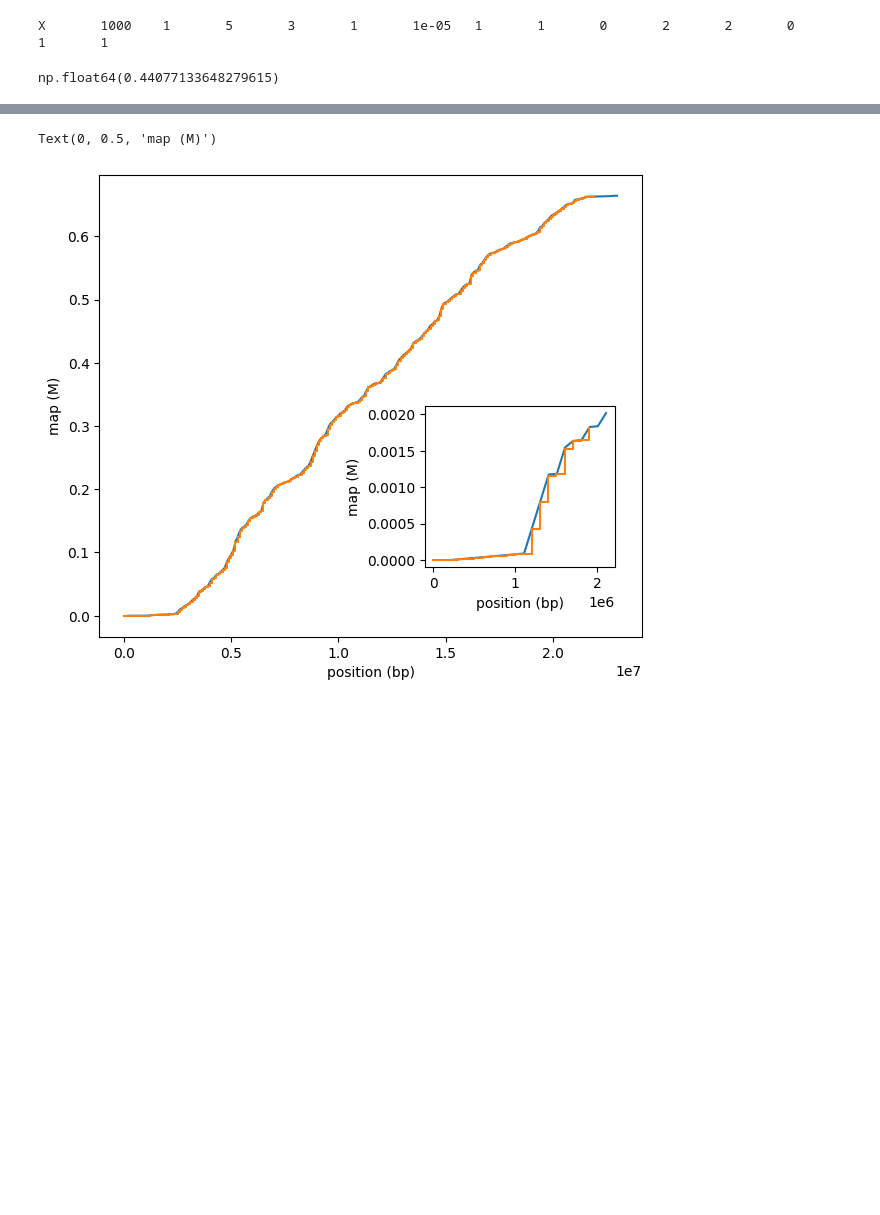
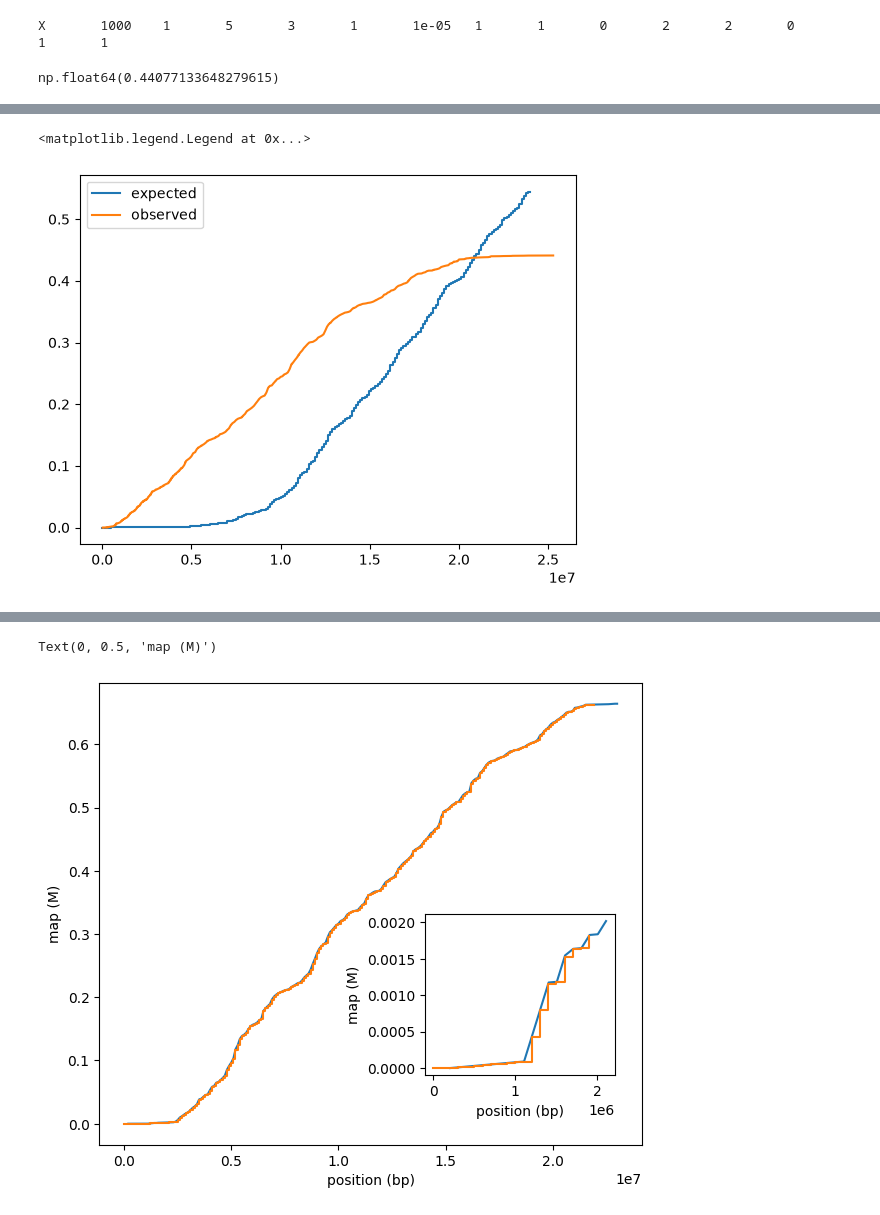
Before and after one commit to nwcol/dgrp_ancestry_disequilibrium, a Jupyter notebook: workflow/notebooks/prototypes.ipynb, the cells around one changed output, grey strips where cells are left out. Saved outputs shown, nothing was run; the diff lists cells and outputs as text; code cells hidden in the pictures; blank space fills up the shorter version.

```diff
--- a/workflow/notebooks/prototypes.ipynb
+++ b/workflow/notebooks/prototypes.ipynb
@@ -306,0 +348,41 @@ np.float64(0.44077133648279615)
+# %%
+# prior version
+
+def load_rec_map(filename, chrom):
+    """
+    Load a recombination map interpolation function.
+    """
+    df = pandas.read_csv(filename, sep="\\s+")
+    # Subset to `chrom` and extract interval endpoints
+    sub_df = df[df["Chrom"] == chrom]
+    map_xs = [1]
+    map_ys = [0]
+    for _, row in sub_df.iterrows():
+        start = row["Start"]
+        stop = row["Stop"]
+        # Convert to M/bp
+        rate = row["cM/Mb"] * 1e-8
+        map_span = (stop - start + 1) * rate
+        map_y = map_ys[-1] + map_span
+        map_xs.append(stop)
+        map_ys.append(map_y)
+    # Set up a function to interpolate site map coordinates
+    rec_map = lambda x: np.interp(x, map_xs, map_ys)
+    return rec_map
+
+
+arm = "2R"
+rec_map = load_rec_map("../../results/recomb_r6.tsv", arm)
+xs = np.linspace(0, 2.4e7, 200)
+ys = rec_map(xs)
+
+df = pandas.read_csv(f"../../results/prior_AHMM_inputs/FR_ZI_DGRP_{arm}.tsv", sep="\t")
+_xs = np.array(df.iloc[:, 1])
+_ys = np.cumsum(df.iloc[:, 6])
+
+plt.step(xs, ys, label="expected")
+plt.step(_xs, _ys, label="observed")
+plt.legend()
+# %% [output]
+<matplotlib.legend.Legend at 0x...>
+[figure, added]
```
Also changed, not shown: parts of 2 cells of this notebook, 10 other files.
